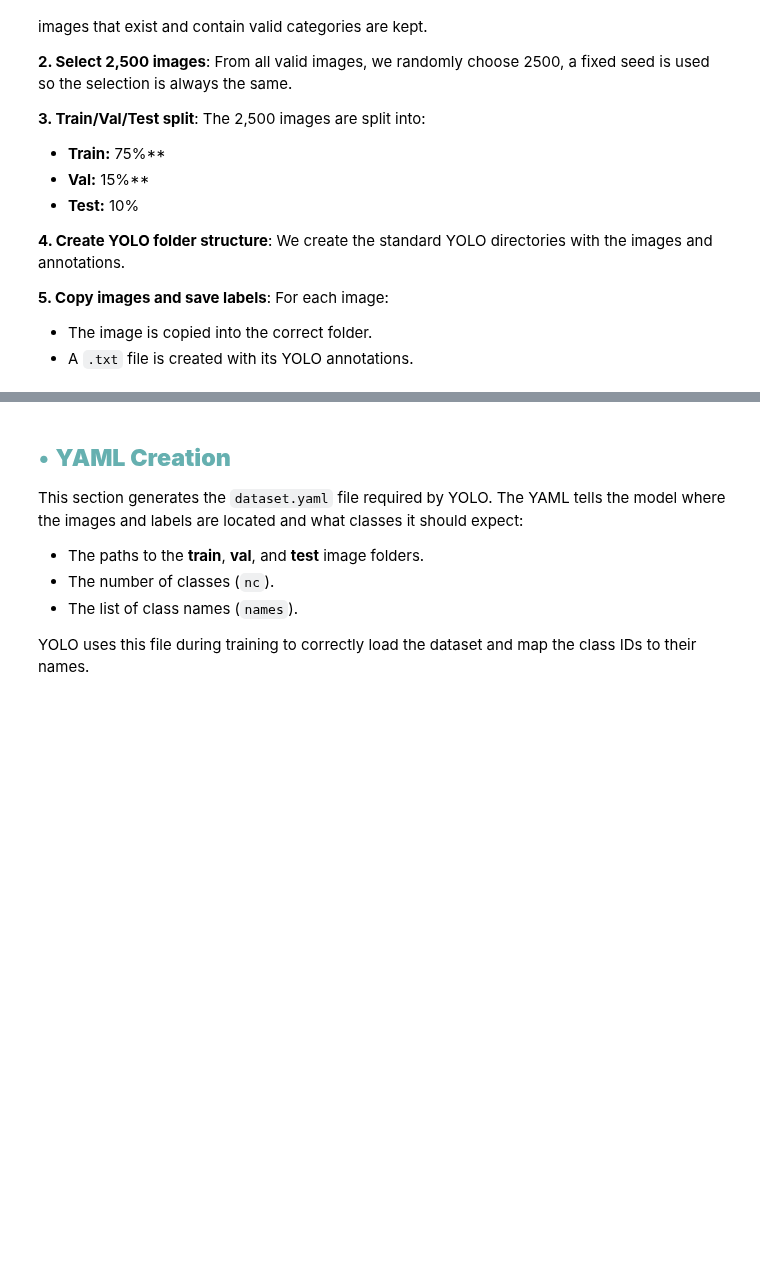
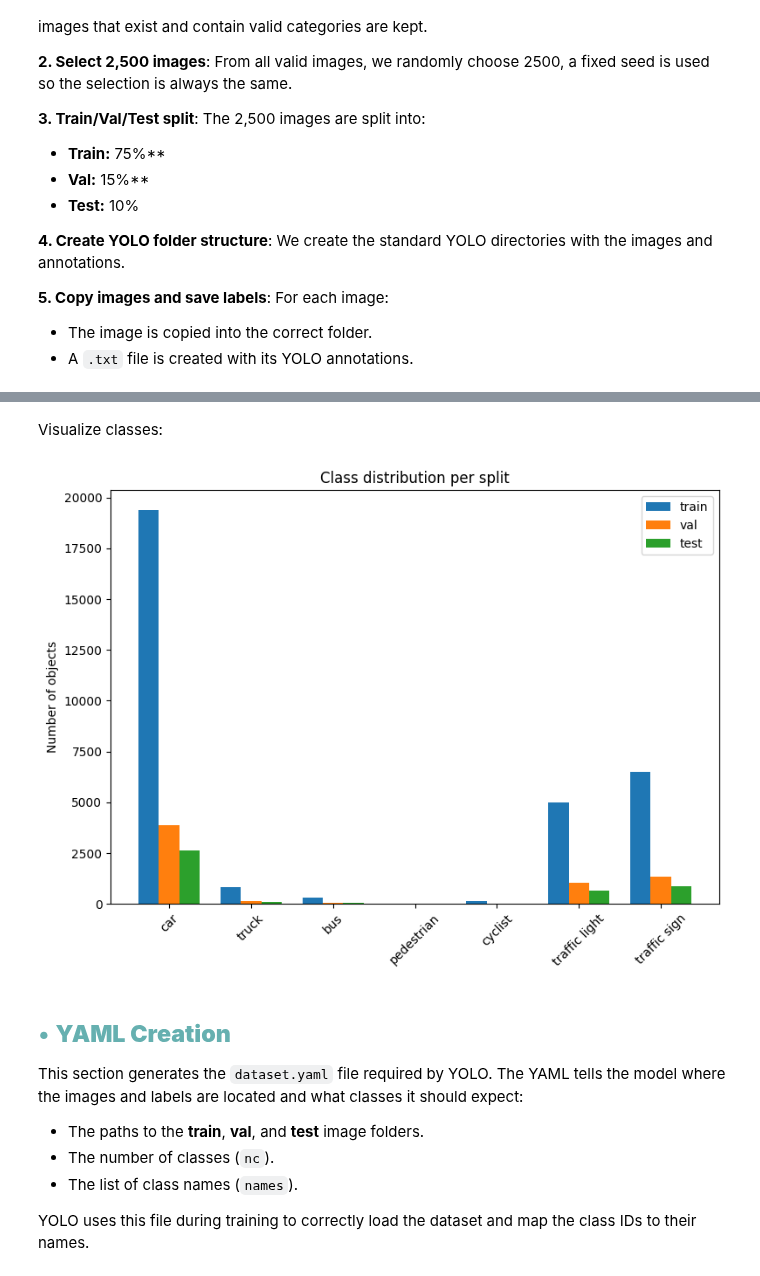
Before and after one commit to ch0fas/ML_Projects, a Jupyter notebook: FP_Object_Detection/Object_det_urban_setting.ipynb, the cells around one changed output, grey strips where cells are left out. Drawn from its saved outputs; the diff is of its cells as text; code cells hidden in the pictures; blank space fills up the shorter version.

```diff
--- a/FP_Object_Detection/Object_det_urban_setting.ipynb
+++ b/FP_Object_Detection/Object_det_urban_setting.ipynb
@@ -61,13 +63,13 @@ val_ratio = 0.15
 test_ratio = 0.10
 
 # Rutas de las imágenes
-images_dir = r"C:\Users\denis\Documents\Object_det\val\images"
+images_dir = r"C:\Users\Vivienne\Downloads\val\images"
 
 # JSON de las anotaciones
-labels_json = r"C:\Users\denis\Documents\Object_det\val\annotations\bdd100k_labels_images_val.json"
+labels_json = r"C:\Users\Vivienne\Downloads\val\annotations\bdd100k_labels_images_val.json"
 
 # Carpeta final
-out_dir = r"C:\Users\denis\Documents\Object_det\dataset_yolo"
+out_dir = r"dataset_yolo_balanced"
 os.makedirs(out_dir, exist_ok=True)
 # %% [markdown]
 ## <font color= #66b0b0> • **Class Mapping** </font>
@@ -319,3 +332,43 @@ Dataset YOLO generado correctamente
+# %% [markdown]
+Visualize classes:
+# %%
+def plot_class_distribution(splits, all_labels, class_names):
+    """
+    splits: dict {"train": [...], "val": [...], "test": [...]}
+    all_labels: dict {image: [(class_id, bbox), ...]}
+    class_names: list of class names
+    """
+
+    n_classes = len(class_names)
+    split_names = splits.keys()
+
+    # Count classes per split
+    counts = {split: [0]*n_classes for split in split_names}
+
+    for split, images in splits.items():
+        for img in images:
+            for cls_id, _ in all_labels[img]:
+                counts[split][cls_id] += 1
+
+    # Plot
+    x = range(n_classes)
+    width = 0.25
+
+    plt.figure(figsize=(8,6))
+
+    for i, split in enumerate(split_names):
+        plt.bar([p + width*i for p in x], counts[split], width=width, label=split)
+
+    plt.xticks([p + width for p in x], class_names, rotation=45)
+    plt.ylabel("Number of objects")
+    plt.title("Class distribution per split")
+    plt.legend()
+    plt.tight_layout()
+    plt.show()
+# %%
+plot_class_distribution(splits, all_labels, yolo_classes)
+# %% [output]
+[figure, added]
 # %% [markdown]
 ## <font color= #66b0b0> • **YAML Creation** </font>
 
```
Also changed, not shown: parts of 6 cells of this notebook, 26 other files.
